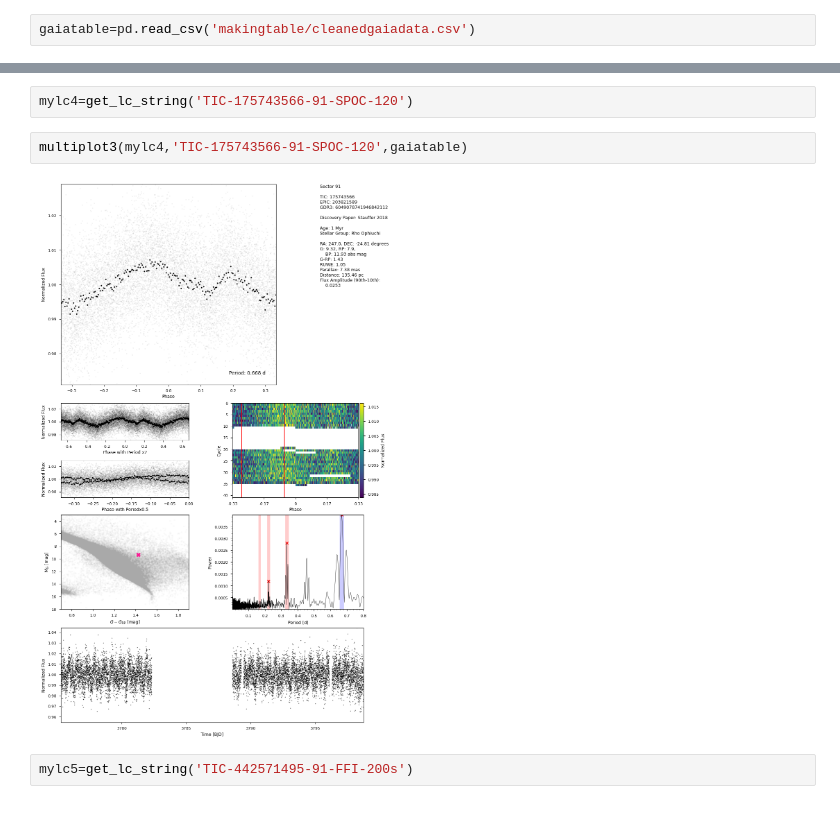
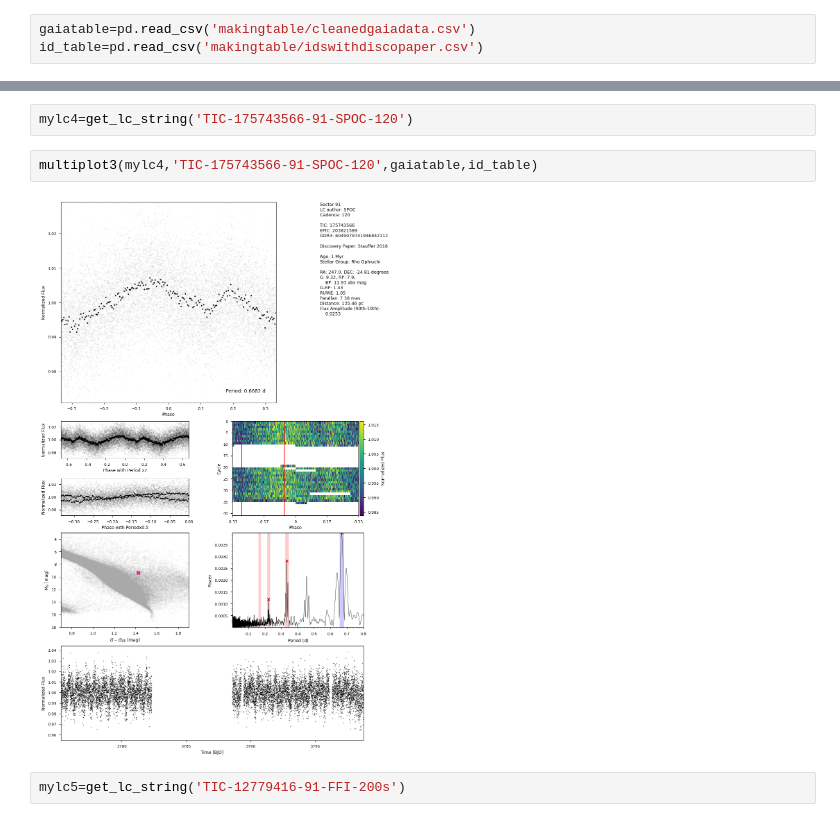
Before and after one commit to sarahedraves/complexrotators, a Jupyter notebook: updatingpipelinefnspt4.ipynb, the cells around one changed output, grey strips where cells are left out. Cells and saved outputs as stored; diff of their text form.

```diff
--- a/updatingpipelinefnspt4.ipynb
+++ b/updatingpipelinefnspt4.ipynb
@@ -20,6 +20,7 @@ import warnings
 warnings.filterwarnings("ignore")
 # %%
 gaiatable=pd.read_csv('makingtable/cleanedgaiadata.csv')
+id_table=pd.read_csv('makingtable/idswithdiscopaper.csv')
 # %%
 mylc=get_lc_string('TIC-59129133-43-SPOC-120')
 mylc2=get_lc_string('TIC-59129133-5-FFI-30min')
@@ -43,9 +44,9 @@ multiplot3(mylc3,'EPIC-246676629-13-EVEREST-1800',gaiatable)
 # %%
 mylc4=get_lc_string('TIC-175743566-91-SPOC-120')
 # %%
-multiplot3(mylc4,'TIC-175743566-91-SPOC-120',gaiatable)
+multiplot3(mylc4,'TIC-175743566-91-SPOC-120',gaiatable,id_table)
 # %% [output]
-[figure, old version]
+[figure, new version]
 # %%
-mylc5=get_lc_string('TIC-442571495-91-FFI-200s')
+mylc5=get_lc_string('TIC-12779416-91-FFI-200s')
 # %%
```
Also changed, not shown: parts of 4 cells of this notebook, 18 other files.
